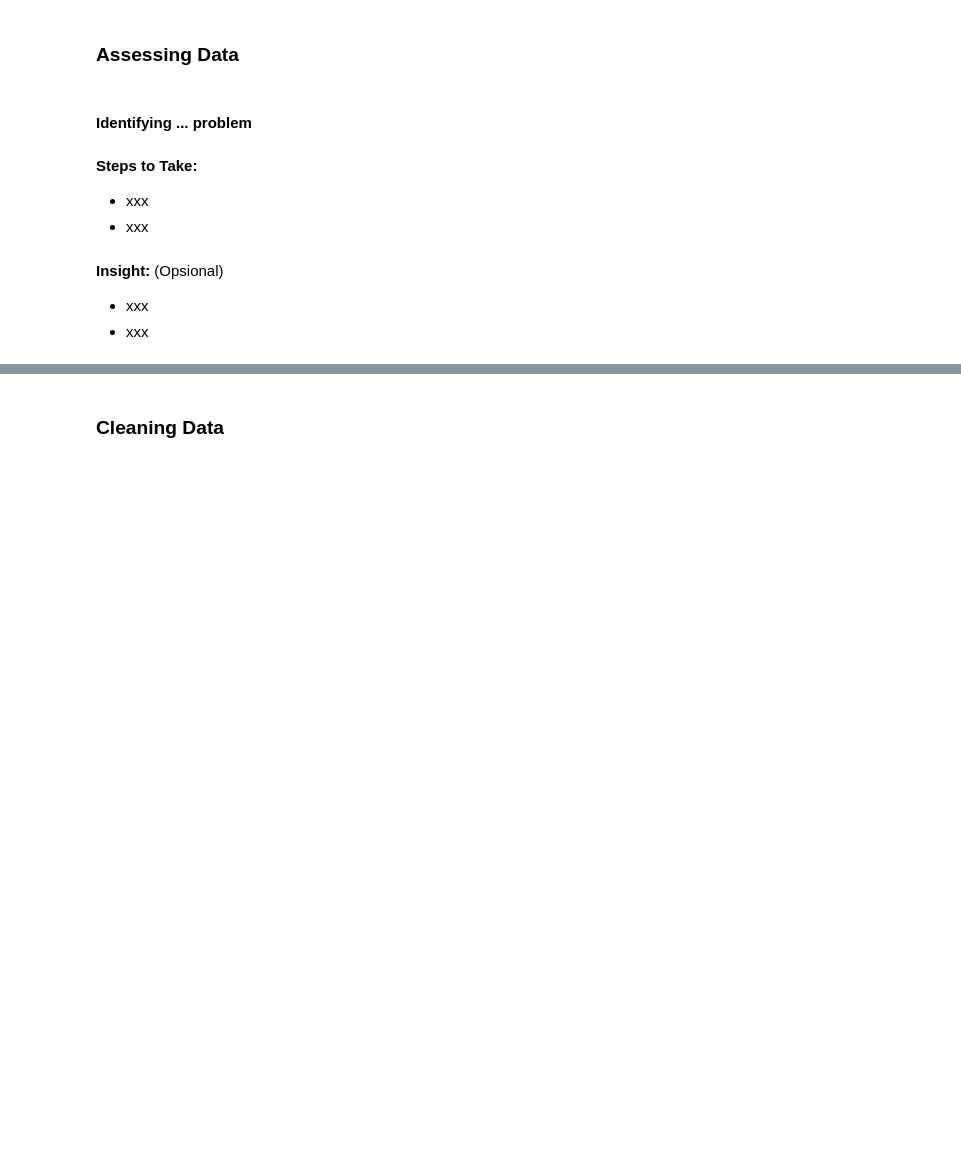
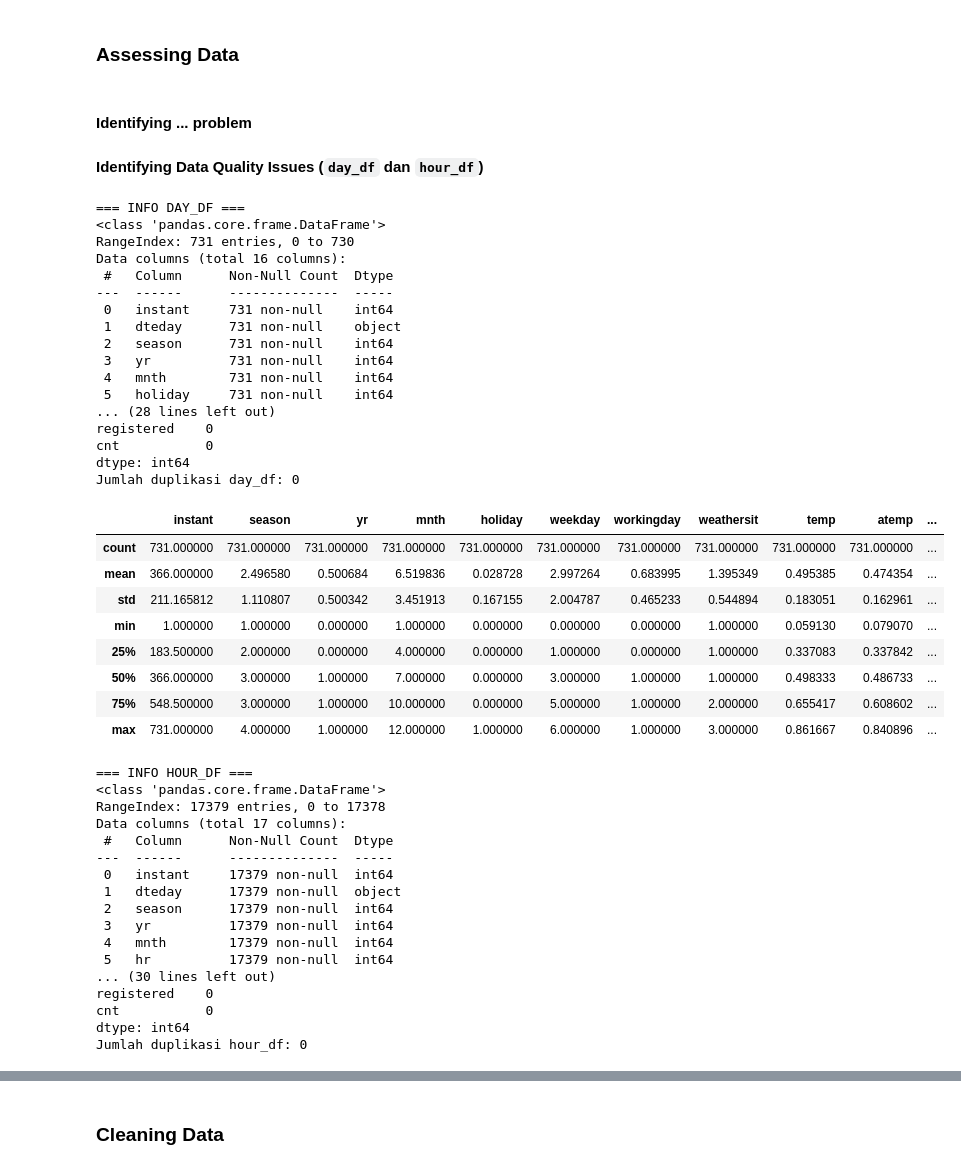
Before and after one commit to KhamimMaruf/bike-sharing-analytics, a Jupyter notebook: notebook.ipynb, the cells around one changed output, grey strips where cells are left out. Saved outputs shown, nothing was run; the diff lists cells and outputs as text; code cells hidden in the pictures; blank space fills up the shorter version.

```diff
--- a/notebook.ipynb
+++ b/notebook.ipynb
@@ -60,11 +92,60 @@ Keterangan:
 ### Assessing Data
 # %% [markdown]
 #### Identifying ... problem
+#### Identifying Data Quality Issues (`day_df` dan `hour_df`)
-# %% [markdown]
-**Steps to Take:**
-- xxx
-- xxx
-# %% [markdown]
-**Insight:** (Opsional)
-- xxx
-- xxx
+# %%
+print("=== INFO DAY_DF ===")
+day_df.info()
+print("\nMissing values day_df:\n", day_df.isna().sum())
+print("Jumlah duplikasi day_df:", day_df.duplicated().sum())
+display(day_df.describe())
+
+print("\n=== INFO HOUR_DF ===")
+hour_df.info()
+print("\nMissing values hour_df:\n", hour_df.isna().sum())
+print("Jumlah duplikasi hour_df:", hour_df.duplicated().sum())
+display(hour_df.describe())
+# %% [output]
+=== INFO DAY_DF ===
+<class 'pandas.core.frame.DataFrame'>
+RangeIndex: 731 entries, 0 to 730
+Data columns (total 16 columns):
+ #   Column      Non-Null Count  Dtype
+---  ------      --------------  -----
+ 0   instant     731 non-null    int64
+ 1   dteday      731 non-null    object
+ 2   season      731 non-null    int64
+ 3   yr          731 non-null    int64
+ 4   mnth        731 non-null    int64
+ 5   holiday     731 non-null    int64
+... (28 lines left out)
+registered    0
+cnt           0
+dtype: int64
+Jumlah duplikasi day_df: 0
+|  | instant | season | yr | mnth | holiday | weekday | workingday | weathersit | temp | atemp | ... |
+| count | 731.000000 | 731.000000 | 731.000000 | 731.000000 | 731.000000 | 731.000000 | 731.000000 | 731.000000 | 731.000000 | 731.000000 | ... |
+| mean | 366.000000 | 2.496580 | 0.500684 | 6.519836 | 0.028728 | 2.997264 | 0.683995 | 1.395349 | 0.495385 | 0.474354 | ... |
+| std | 211.165812 | 1.110807 | 0.500342 | 3.451913 | 0.167155 | 2.004787 | 0.465233 | 0.544894 | 0.183051 | 0.162961 | ... |
+| min | 1.000000 | 1.000000 | 0.000000 | 1.000000 | 0.000000 | 0.000000 | 0.000000 | 1.000000 | 0.059130 | 0.079070 | ... |
+| 25% | 183.500000 | 2.000000 | 0.000000 | 4.000000 | 0.000000 | 1.000000 | 0.000000 | 1.000000 | 0.337083 | 0.337842 | ... |
+| 50% | 366.000000 | 3.000000 | 1.000000 | 7.000000 | 0.000000 | 3.000000 | 1.000000 | 1.000000 | 0.498333 | 0.486733 | ... |
+| 75% | 548.500000 | 3.000000 | 1.000000 | 10.000000 | 0.000000 | 5.000000 | 1.000000 | 2.000000 | 0.655417 | 0.608602 | ... |
+| max | 731.000000 | 4.000000 | 1.000000 | 12.000000 | 1.000000 | 6.000000 | 1.000000 | 3.000000 | 0.861667 | 0.840896 | ... |
+=== INFO HOUR_DF ===
+<class 'pandas.core.frame.DataFrame'>
+RangeIndex: 17379 entries, 0 to 17378
+Data columns (total 17 columns):
+ #   Column      Non-Null Count  Dtype
+---  ------      --------------  -----
+ 0   instant     17379 non-null  int64
+ 1   dteday      17379 non-null  object
+ 2   season      17379 non-null  int64
+ 3   yr          17379 non-null  int64
+ 4   mnth        17379 non-null  int64
+ 5   hr          17379 non-null  int64
+... (30 lines left out)
+registered    0
+cnt           0
+dtype: int64
+Jumlah duplikasi hour_df: 0
```
Also changed, not shown: parts of 36 cells of this notebook.
